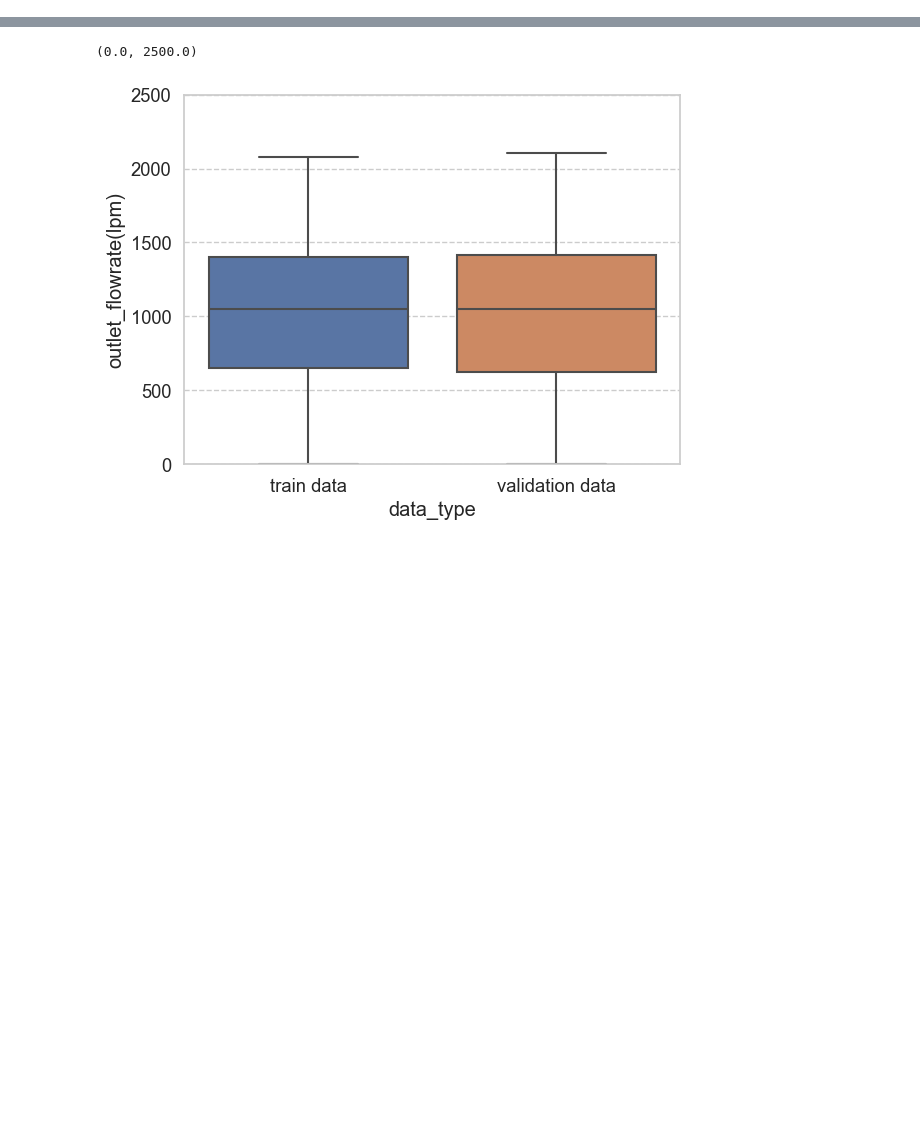
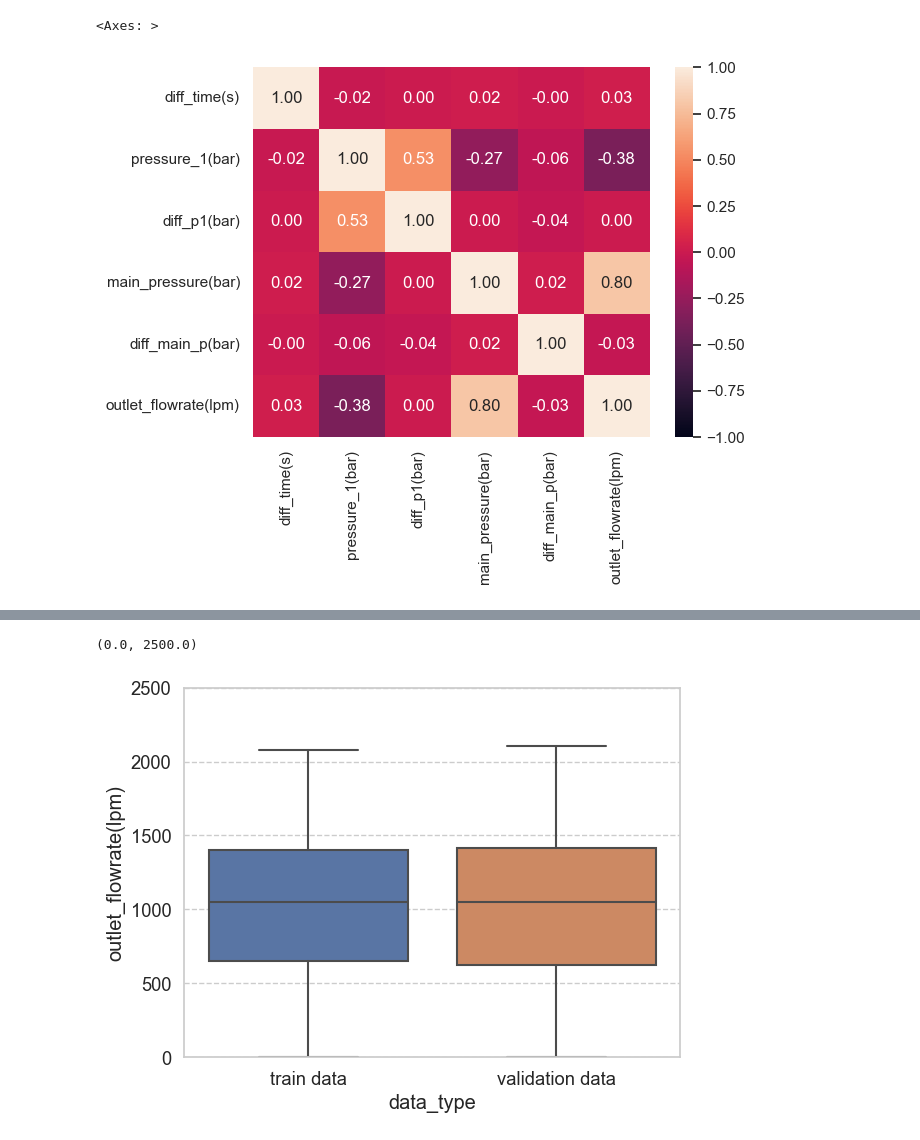
Before and after one commit to jinbeomjeong/estimate_venturi_pump_flow, a Jupyter notebook: analysis_data.ipynb, the cells around one changed output, grey strips where cells are left out. Drawn from its saved outputs; the diff is of its cells as text; code cells hidden in the pictures; blank space fills up the shorter version.

```diff
--- a/analysis_data.ipynb
+++ b/analysis_data.ipynb
@@ -96,0 +79,9 @@ sns.heatmap(dataset.corr(), annot=True, fmt='.2f', vmin=-1, vmax=1)
+# %%
+dataset_copy = dataset.copy()
+dataset_copy = dataset_copy[['diff_time(s)', 'pressure_1(bar)', 'diff_p1(bar)', 'main_pressure(bar)', 'diff_main_p(bar)', 'outlet_flowrate(lpm)']]
+
+sns.set_theme(font_scale=1.0)
+sns.heatmap(dataset_copy.corr(), annot=True, fmt='.2f', vmin=-1, vmax=1)
+# %% [output]
+<Axes: >
+[figure, added]
```
Also changed, not shown: parts of 13 cells of this notebook, 10 other files.
